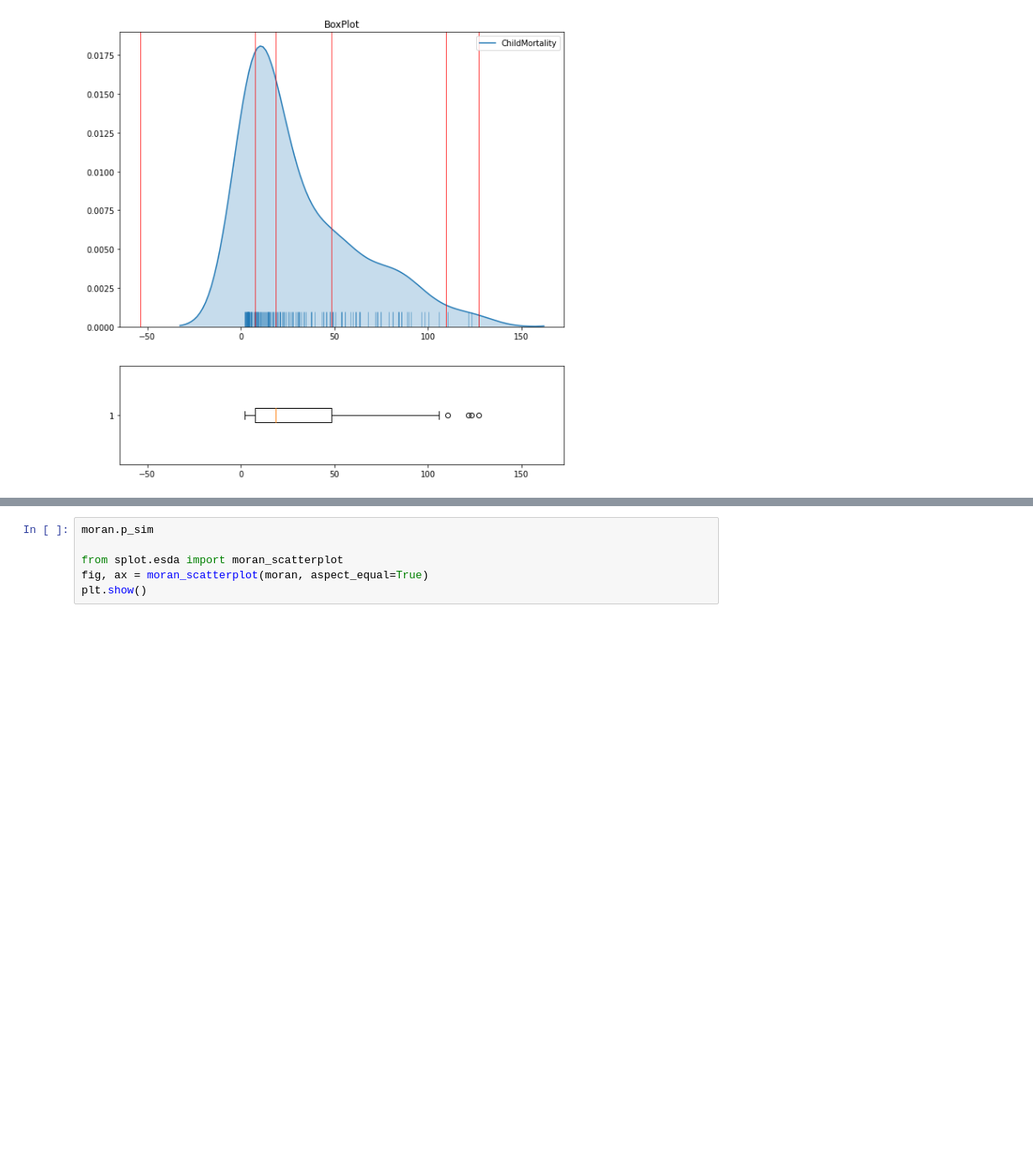
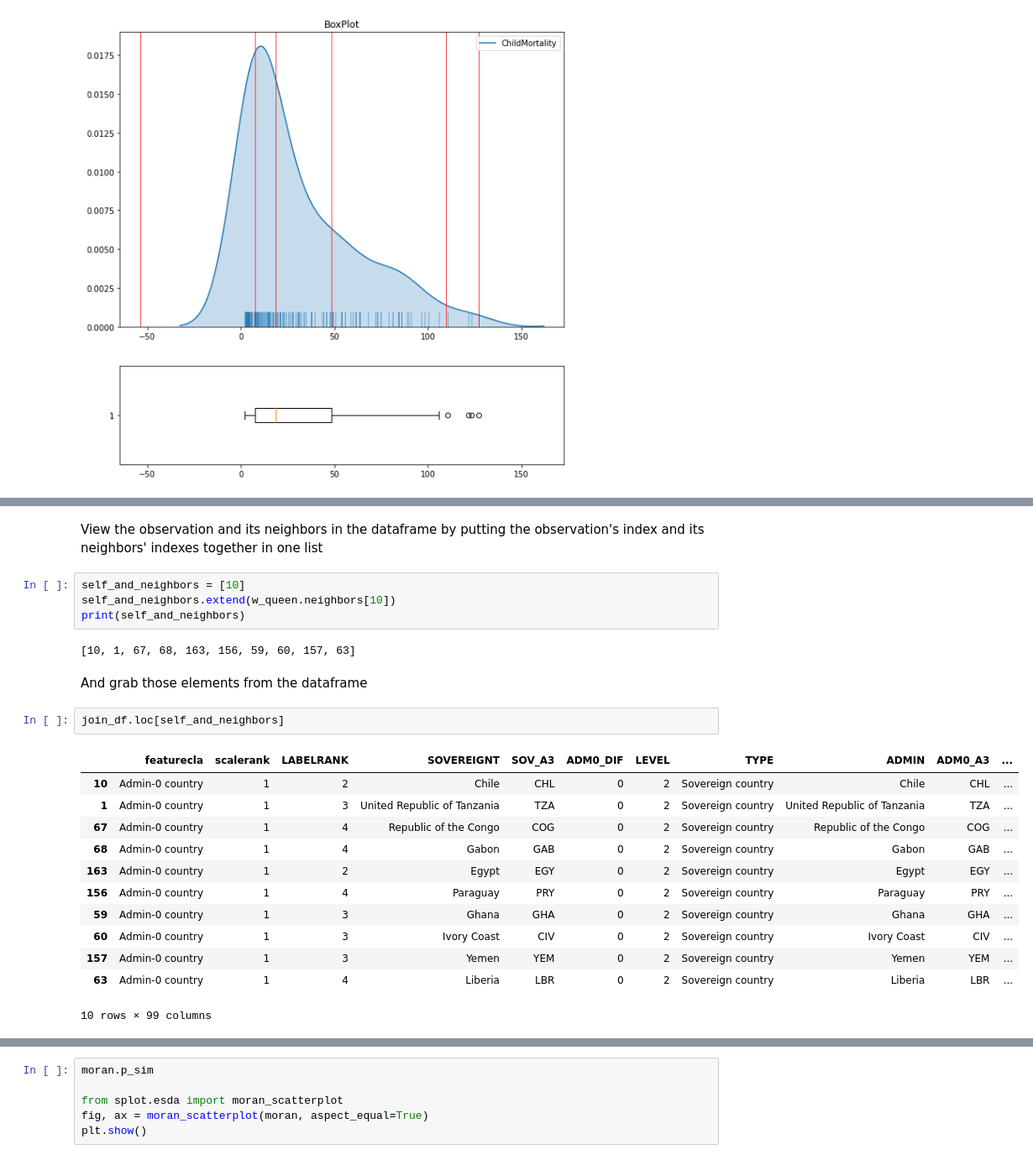
Before and after one commit to mgeorgati/GAN_assignment, a Jupyter notebook: geoanalysis_assignment.ipynb, the cells around one changed output, grey strips where cells are left out. Shown at 84% size. Cells and saved outputs as stored; diff of their text form; blank space fills up the shorter version.

```diff
--- a/geoanalysis_assignment.ipynb
+++ b/geoanalysis_assignment.ipynb
@@ -392,0 +446,25 @@ for classification in ['equal_interval', 'quantiles', 'fisher_jenks']:
+# %% [markdown]
+View the observation and its neighbors in the dataframe by putting the observation's index and its neighbors' indexes together in one list
+# %%
+self_and_neighbors = [10]
+self_and_neighbors.extend(w_queen.neighbors[10])
+print(self_and_neighbors)
+# %% [output]
+[10, 1, 67, 68, 163, 156, 59, 60, 157, 63]
+# %% [markdown]
+And grab those elements from the dataframe
+# %%
+join_df.loc[self_and_neighbors]
+# %% [output]
+|  | featurecla | scalerank | LABELRANK | SOVEREIGNT | SOV_A3 | ADM0_DIF | LEVEL | TYPE | ADMIN | ADM0_A3 | ... |
+| 10 | Admin-0 country | 1 | 2 | Chile | CHL | 0 | 2 | Sovereign country | Chile | CHL | ... |
+| 1 | Admin-0 country | 1 | 3 | United Republic of Tanzania | TZA | 0 | 2 | Sovereign country | United Republic of Tanzania | TZA | ... |
+| 67 | Admin-0 country | 1 | 4 | Republic of the Congo | COG | 0 | 2 | Sovereign country | Republic of the Congo | COG | ... |
+| 68 | Admin-0 country | 1 | 4 | Gabon | GAB | 0 | 2 | Sovereign country | Gabon | GAB | ... |
+| 163 | Admin-0 country | 1 | 2 | Egypt | EGY | 0 | 2 | Sovereign country | Egypt | EGY | ... |
+| 156 | Admin-0 country | 1 | 4 | Paraguay | PRY | 0 | 2 | Sovereign country | Paraguay | PRY | ... |
+| 59 | Admin-0 country | 1 | 3 | Ghana | GHA | 0 | 2 | Sovereign country | Ghana | GHA | ... |
+| 60 | Admin-0 country | 1 | 3 | Ivory Coast | CIV | 0 | 2 | Sovereign country | Ivory Coast | CIV | ... |
+| 157 | Admin-0 country | 1 | 3 | Yemen | YEM | 0 | 2 | Sovereign country | Yemen | YEM | ... |
+| 63 | Admin-0 country | 1 | 4 | Liberia | LBR | 0 | 2 | Sovereign country | Liberia | LBR | ... |
+10 rows × 99 columns
```
Also changed, not shown: parts of 44 cells of this notebook, 8 other files.
